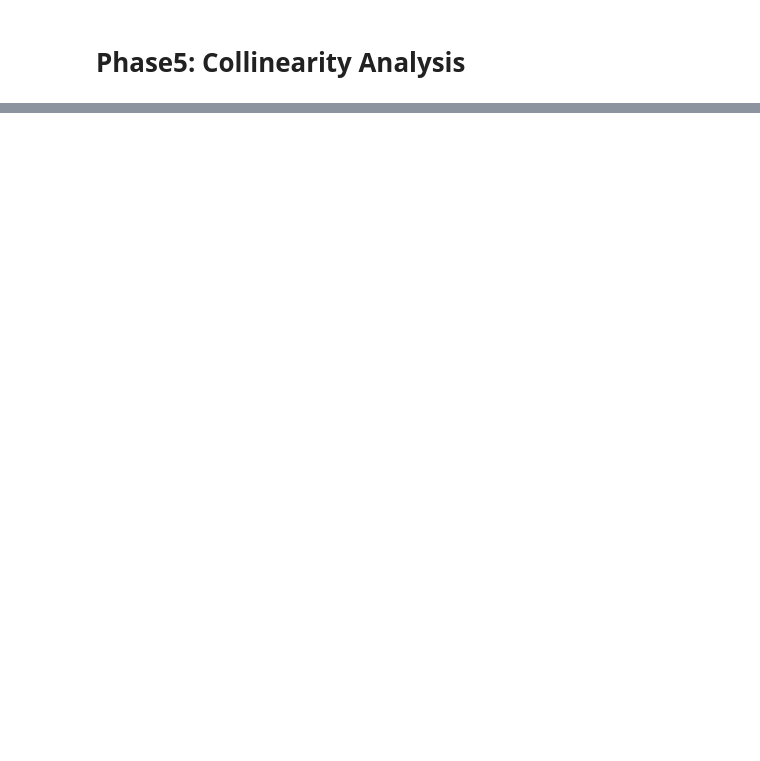
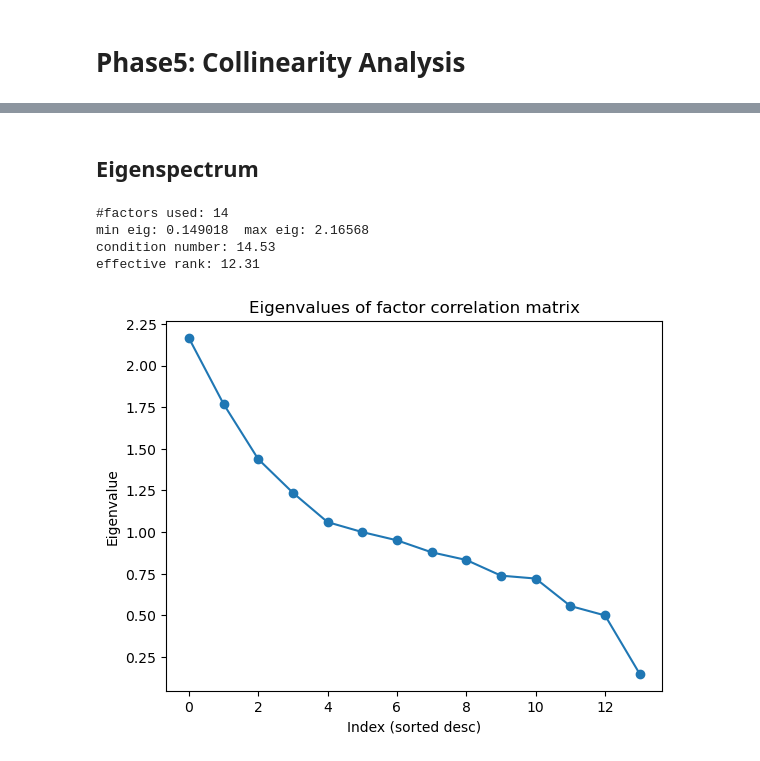
Before and after one commit to Yzc20060417/Multi-Factor-Equities-Investing, a Jupyter notebook: notebooks/Collinearity Analysis.ipynb, the cells around one changed output, grey strips where cells are left out. Cells and saved outputs as stored; diff of their text form; code cells hidden in the pictures; blank space fills up the shorter version.

```diff
--- a/notebooks/Collinearity Analysis.ipynb
+++ b/notebooks/Collinearity Analysis.ipynb
@@ -88,0 +599,8 @@ Hit Rate (p>0)      :   51.36%
+# %%
+MIN_VIABLE_FRAC = 0.6
+
+keep_alphas = viable_stats_rank.loc[viable_stats_rank["viable_day_frac"] >= MIN_VIABLE_FRAC, "alpha"].tolist()
+drop_alphas = [a for a in ALPHAS if a not in keep_alphas]
+
+print("Keeping alphas:", keep_alphas)
+print("Dropping/flagging (low viable days):", drop_alphas)
@@ -88,0 +610,6 @@ Hit Rate (p>0)      :   51.36%
+# %%
+ALPHAS2 = keep_alphas
+
+X_rank = stack_alpha_dict(alpha_rank, ALPHAS2, DATE_MASK)
+X_z    = stack_alpha_dict(alpha_clip_z, ALPHAS2, DATE_MASK)
+R_fwd  = px_close.pct_change(H).shift(-H).where(univ).loc[DATE_MASK]
@@ -88,0 +759,43 @@ Hit Rate (p>0)      :   51.36%
+# %% [markdown]
+## Eigenspectrum
+# %%
+# Use only factors with a fully defined correlation row/col
+good = C.notna().all(axis=1)
+C0 = C.loc[good, good].copy()
+
+# If any tiny NaNs remain (shouldn't), fill with 0 as a conservative default
+C0 = C0.fillna(0.0)
+
+# Ensure symmetry
+C0 = (C0 + C0.T) / 2
+
+# Eigenvalues
+eigvals = np.linalg.eigvalsh(C0.values)
+eigvals_sorted = np.sort(eigvals)[::-1]
+
+# Condition number (avoid division by 0)
+eps = 1e-12
+cond = float(eigvals_sorted[0] / max(eigvals_sorted[-1], eps))
+
+# Effective rank (entropy-based)
+p = np.clip(eigvals_sorted, 0, None)
+p = p / (p.sum() + eps)
+eff_rank = float(np.exp(-(p * np.log(p + eps)).sum()))
+
+print(f"#factors used: {C0.shape[0]}")
+print(f"min eig: {eigvals_sorted[-1]:.6g}  max eig: {eigvals_sorted[0]:.6g}")
+print(f"condition number: {cond:.2f}")
+print(f"effective rank: {eff_rank:.2f}")
+
+plt.figure()
+plt.plot(eigvals_sorted, marker="o")
+plt.title("Eigenvalues of factor correlation matrix")
+plt.xlabel("Index (sorted desc)")
+plt.ylabel("Eigenvalue")
+plt.show()
+# %% [output]
+#factors used: 14
+min eig: 0.149018  max eig: 2.16568
+condition number: 14.53
+effective rank: 12.31
+[figure, added]
```
Also changed, not shown: parts of 25 cells of this notebook.
